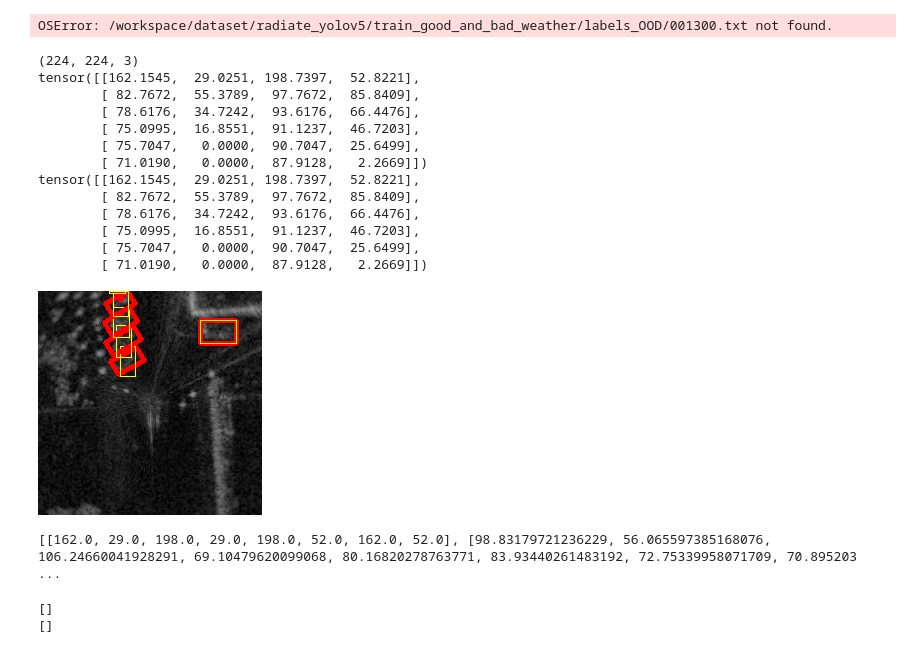
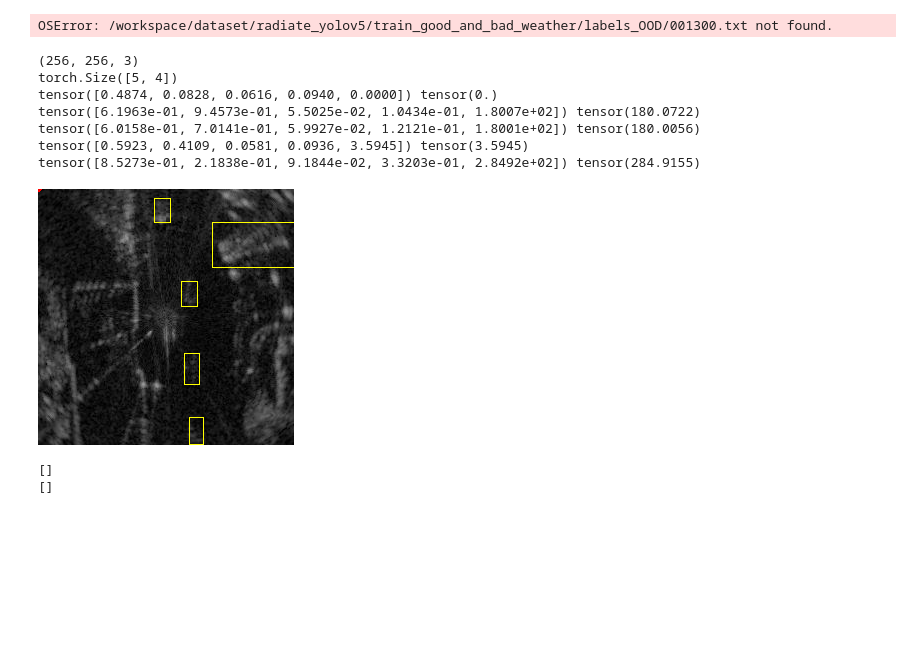
Before and after one commit to sonjjin/dataset_maker, a Jupyter notebook: dataset.ipynb, the cells around one changed output. Cells and saved outputs as stored; diff of their text form; code cells hidden in the pictures; blank space fills up the shorter version.

Commit message:
modify dataset

```diff
--- a/dataset.ipynb
+++ b/dataset.ipynb
@@ -347,10 +372,3 @@ for i in tqdm(range(len(dataset_gb))):
             f.write("%.1f %.1f %.1f %.1f %.1f %.1f %.1f %.1f vehicle %i \n" % (bbox_OBB[j][0], bbox_OBB[j][1], bbox_OBB[j][2], bbox_OBB[j][3], bbox_OBB[j][4], bbox_OBB[j][5], bbox_OBB[j][6], bbox_OBB[j][7], 0))
 # %% [output]
 KeyboardInterrupt:
-# %%
-dataset_g = Radiate_Dataset(data_folder, 'train_good_weather', transform=False)
-# dataset_g_nt = Radiate_Dataset(data_folder, 'train_good_weather', transform=False)
-
-# dataset_t = Radiate_Dataset(data_folder, 'test', transform=False)
-
-# len(dataset_gb)
@@ -507,18 +501,18 @@ def gen_boundingbox(bbox, angle):
     R = np.array([[np.cos(theta), -np.sin(theta)],
                     [np.sin(theta), np.cos(theta)]])
 
-    x1 = bbox[0]
-    x2 = bbox[2]
-    y1 = bbox[1]
-    y2 = bbox[3]
+    x1 = bbox[0] - bbox[2] / 2
+    x2 = bbox[0] + bbox[2] / 2
+    y1 = bbox[1] - bbox[3] / 2
+    y2 = bbox[1] + bbox[3] / 2
 
     points = np.array([[x1, y1],
                        [x2, y1],
                        [x2, y2],
                        [x1, y2]]).T
 
-    cx = (bbox[0] + bbox[2]) / 2
-    cy = (bbox[1] + bbox[3]) / 2
+    cx = bbox[0]
+    cy = bbox[1]
 
     T = np.array([[cx], [cy]])
 
@@ -529,10 +523,10 @@ def gen_boundingbox(bbox, angle):
     return points
 # %%
 from PIL import Image
-j = 130
+j = 150
 # for i in range(len(x1)):
 dataset_g = Radiate_Dataset(data_folder, train_mode, transform=True)
-# dataset_g = Radiate_Dataset(data_folder, train_mode, transform=False)
+# dataset_gb = Radiate_Dataset(data_folder, train_mode, transform=False)
 
 
 img, target, img_info = dataset_g[j]
@@ -552,39 +546,27 @@ print(img.shape)
 img1_p = cv2.cvtColor(img1_p, cv2.COLOR_BGR2RGB)
 # img1_p = img1_p.astype(np.uint8).copy()
 bboxes = target['bboxes']
+bboxes_angle = target['bboxes_angle']
 # bboxes = np.loadtxt('/workspace/dataset/radiate_yolov5/'+train_mode+'/labels/'+str(j).zfill(6)+'.txt',dtype = np.float32)
 # try:
-print(target['bboxes'])
-print(bboxes)
+# print(target['bboxes'])
+# print(target['angle'])
 # print(bbox)
-# print(bboxes.shape)
+print(bboxes.shape)
 
 # temp = bbox[:,0:8]
 # bbox = temp.astype(np.float32)
 bboxes = np.array(bboxes, dtype=np.int32)
-bbox.astype(np.int32)
-# bboxes = torch.from_numpy(bboxes)
-# print(bboxes.size())
-# rec = bboxes*1152
-# rec = np.int32(rec)
+
 rec = bboxes
 # print(rec[0][0], rec[0][1], rec[0][2], rec[0][3])
 bbox_OBB = []
 for i, _ in enumerate(bboxes):
     # print(bboxes[i])
-    points = gen_boundingbox(bboxes[i], target['angle'][i])
+    print(bboxes_angle[i], bboxes_angle[i][4])
+    points = gen_boundingbox(bboxes_angle[i], bboxes_angle[i][4])
     bbox = points.astype(np.int32)
     # print(bbox[0][0], bbox[1][0])
-
-    # x1 = points[0][0]
-    # y1 = points[1][0]
-    # x2 = points[0][1]
-    # y2 = points[1][1]
-    # x3 = points[0][2]
-    # y3 = points[1][2]
-    # x4 = points[0][3]
-    # y4 = points[1][3]
-    # print(rec[i][0])
     x1 = points[0][0]
     y1 = points[1][0]
     x2 = points[0][1]
@@ -593,11 +575,11 @@ for i, _ in enumerate(bboxes):
     y3 = points[1][2]
     x4 = points[0][3]
     y4 = points[1][3]
-    bbox_OBB.append([x1, y1, x2, y2, x3, y3, x4, y4])
     cv2.line(img1_p, (bbox[0][0], bbox[1][0]), (bbox[0][1], bbox[1][1]), (255,0,0), 4)
     cv2.line(img1_p, (bbox[0][1], bbox[1][1]), (bbox[0][2], bbox[1][2]), (255,0,0), 4)
     cv2.line(img1_p, (bbox[0][2], bbox[1][2]), (bbox[0][3], bbox[1][3]), (255,0,0), 4)
     cv2.line(img1_p, (bbox[0][3], bbox[1][3]), (bbox[0][0], bbox[1][0]), (255,0,0), 4)
+
     x1 = int(bboxes[i][0])
     x2 = int(bboxes[i][2])
     y1 = int(bboxes[i][1])
@@ -606,50 +588,43 @@ for i, _ in enumerate(bboxes):
     # print(x1, x2, y1, y2)
     cv2.rectangle(img1_p, (x1, y1), (x2, y2), color = (255,255,0))
 
 # break
 img1_show = Image.fromarray(img1_p)
 img1_show.show()
-cv2.imwrite('/workspace/code/yolov5_2/test.png', img1_p)
-print(bbox_OBB)
+# cv2.imwrite('/workspace/code/yolov5_2/test.png', img1_p)
+# print(bbox_OBB)
 # except:
 
 #     if bbox.shape[0] == 10:
 #         temp = bbox[0:8]
 #         bbox = temp.astype(np.float32)
 #         bbox = bbox.astype(np.int32)
 #         bboxes = torch.from_numpy(bboxes)
 #         # print(bboxes.size())
 #         rec = bboxes*1152
 #         rec = np.int32(rec)
 #         cv2.line(img1_p, (bbox[0], bbox[1]), (bbox[2], bbox[3]), (255,0,0), 4)
 #         cv2.line(img1_p, (bbox[2], bbox[3]), (bbox[4], bbox[5]), (255,0,0), 4)
 #         cv2.line(img1_p, (bbox[4], bbox[5]), (bbox[6], bbox[7]), (255,0,0), 4)
 #         cv2.line(img1_p, (bbox[6], bbox[7]), (bbox[0], bbox[1]), (255,0,0), 4)
 
 #         x1 = int(rec[1] - rec[3]/2)
 #         x2 = int(rec[1] + rec[3]/2)
 #         y1 = int(rec[2] - rec[4]/2)
 #         y2 = int(rec[2] + rec[4]/2)
 
 #         cv2.rectangle(img1_p, (x1, y1), (x2, y2), color = (255,255,0))
 #     img1_show = Image.fromarray(img1_p)
 #     img1_show.show()
 # %% [output]
-(224, 224, 3)
-tensor([[162.1545,  29.0251, 198.7397,  52.8221],
-        [ 82.7672,  55.3789,  97.7672,  85.8409],
-        [ 78.6176,  34.7242,  93.6176,  66.4476],
-        [ 75.0995,  16.8551,  91.1237,  46.7203],
-        [ 75.7047,   0.0000,  90.7047,  25.6499],
-        [ 71.0190,   0.0000,  87.9128,   2.2669]])
-tensor([[162.1545,  29.0251, 198.7397,  52.8221],
-        [ 82.7672,  55.3789,  97.7672,  85.8409],
-        [ 78.6176,  34.7242,  93.6176,  66.4476],
-        [ 75.0995,  16.8551,  91.1237,  46.7203],
-        [ 75.7047,   0.0000,  90.7047,  25.6499],
-        [ 71.0190,   0.0000,  87.9128,   2.2669]])
+(256, 256, 3)
+torch.Size([5, 4])
+tensor([0.4874, 0.0828, 0.0616, 0.0940, 0.0000]) tensor(0.)
+tensor([6.1963e-01, 9.4573e-01, 5.5025e-02, 1.0434e-01, 1.8007e+02]) tensor(180.0722)
+tensor([6.0158e-01, 7.0141e-01, 5.9927e-02, 1.2121e-01, 1.8001e+02]) tensor(180.0056)
+tensor([0.5923, 0.4109, 0.0581, 0.0936, 3.5945]) tensor(3.5945)
+tensor([8.5273e-01, 2.1838e-01, 9.1844e-02, 3.3203e-01, 2.8492e+02]) tensor(284.9155)
-[figure, old version]
+[figure, new version]
-[[162.0, 29.0, 198.0, 29.0, 198.0, 52.0, 162.0, 52.0], [98.83179721236229, 56.065597385168076, 106.24660041928291, 69.10479620099068, 80.16820278763771, 83.93440261483192, 72.75339958071709, 70.895203 ...
 # %%
 from tqdm import tqdm
 
```
Also changed, not shown: parts of 3 cells of this notebook, 5 other files.
